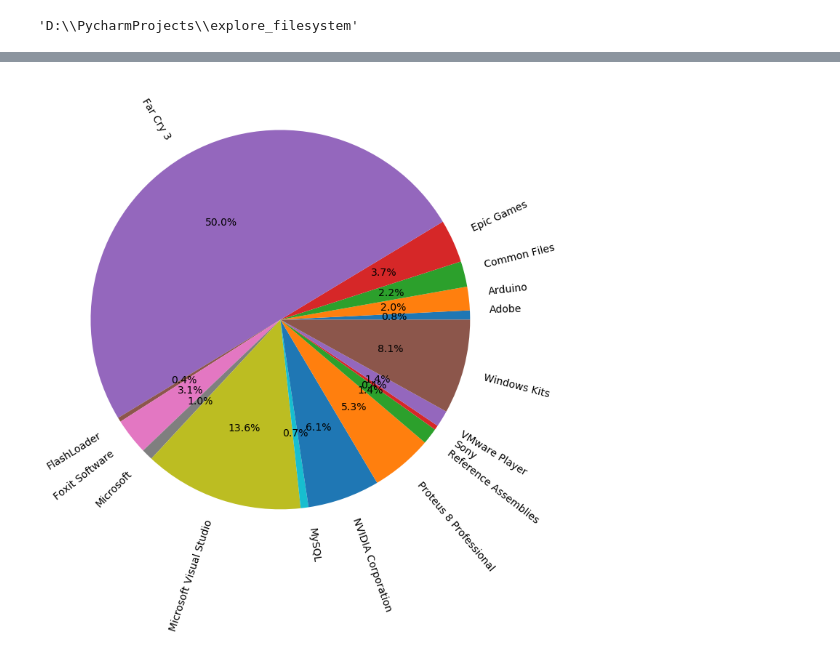
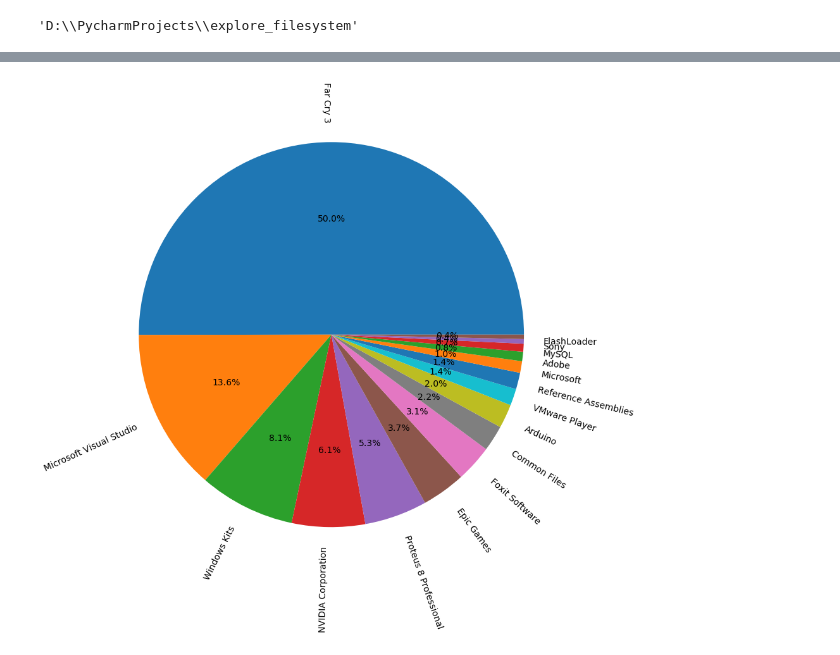
Before and after one commit to edirab/ExploreFilesystem, a Jupyter notebook: AnalyzeC.ipynb, the cells around one changed output, grey strips where cells are left out. Saved outputs shown, nothing was run; the diff lists cells and outputs as text; code cells hidden in the pictures.

Commit message:
Finally добавлена сортировка по убыванию, сделаано разделение на насколько категорий в зависимости от размера: больше 1Гб и меньше него.

```diff
--- a/AnalyzeC.ipynb
+++ b/AnalyzeC.ipynb
@@ -128,3 +120,15 @@ Windows Portable Devic    dir     39.48  Kib
 Windows Sidebar           dir     25.27  Mib
 WindowsPowerShell         dir     2.275  Mib
 Yandex                    dir     0      bytes
+# %%
+# Больше 64 Мб
+
+# most_significant = {k:v[0] for k,v in items2[path2].items() if int(v[0]) > 64*1024*1024}
+
+keys2 = sorted(items2[path2], key=items2[path2].get, reverse=True)
+pprint(keys2)
+
+keys_more = [k for k in keys2 if int(items2[path2][k][0]) > 64*1024*1024]
+pprint(keys_more)
+
+sizes_more = [int(items2[path2][k][0])/(1024*1024) for k in keys_more]
@@ -131,14 +153,8 @@ Yandex                    dir     0      bytes
 # %%
-# Больше 64 Мб
-
-most_significant = {k:v[0] for k,v in items2[path2].items() if int(v[0]) > 64*1024*1024}
-
-sizes = [int(x) for x in most_significant.values()]
-
 mpl.rcParams['font.size'] = 14.0
-plt.figure(figsize=(12,12))
-plt.pie(sizes, labels = most_significant.keys(), labeldistance = 1.1, rotatelabels = True, autopct='%1.1f%%')
+plt.figure(figsize=(14,14))
+plt.pie(sizes_more, labels = keys_more, labeldistance = 1.1, rotatelabels = True, autopct='%1.1f%%')
 #plt.pie(items.values(), labels = items.keys(), labeldistance = 1.1, rotatelabels = True, autopct='%1.1f%%')
 plt.show()
 # %% [output]
-[figure, old version]
+[figure, new version]
```
Also changed, not shown: parts of 11 cells of this notebook, 1 other file.
